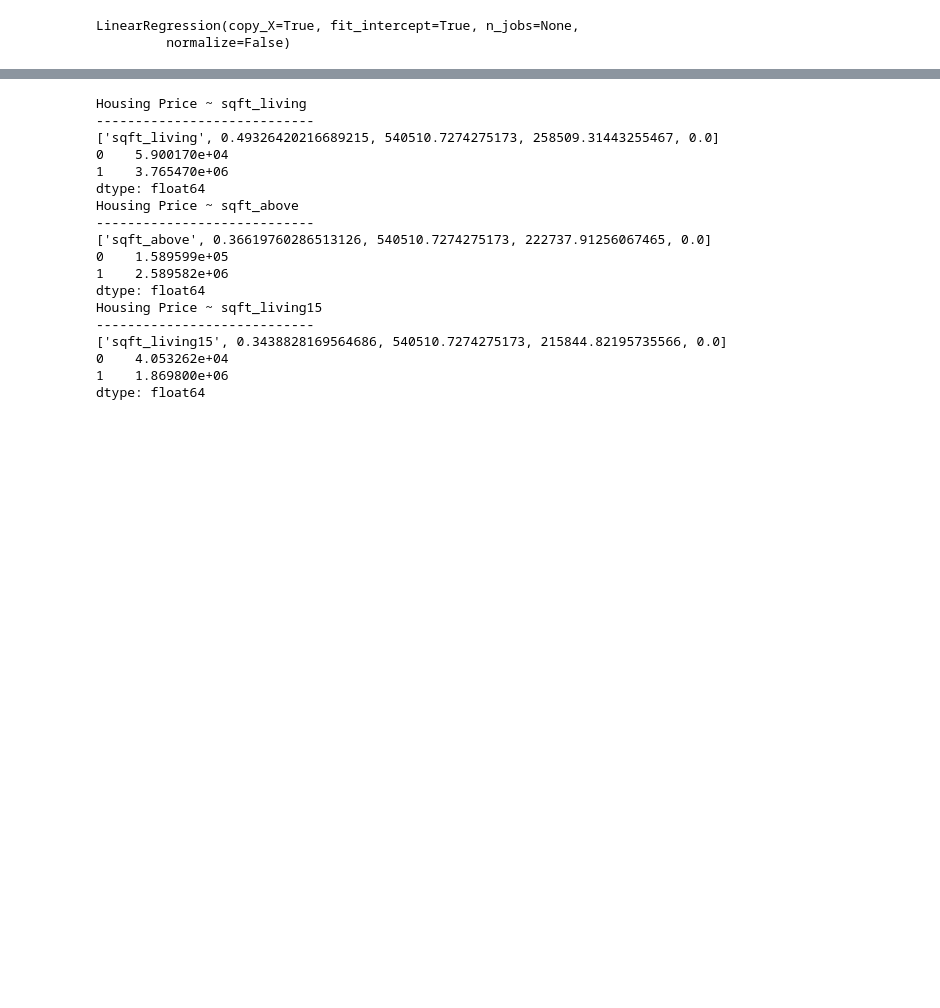
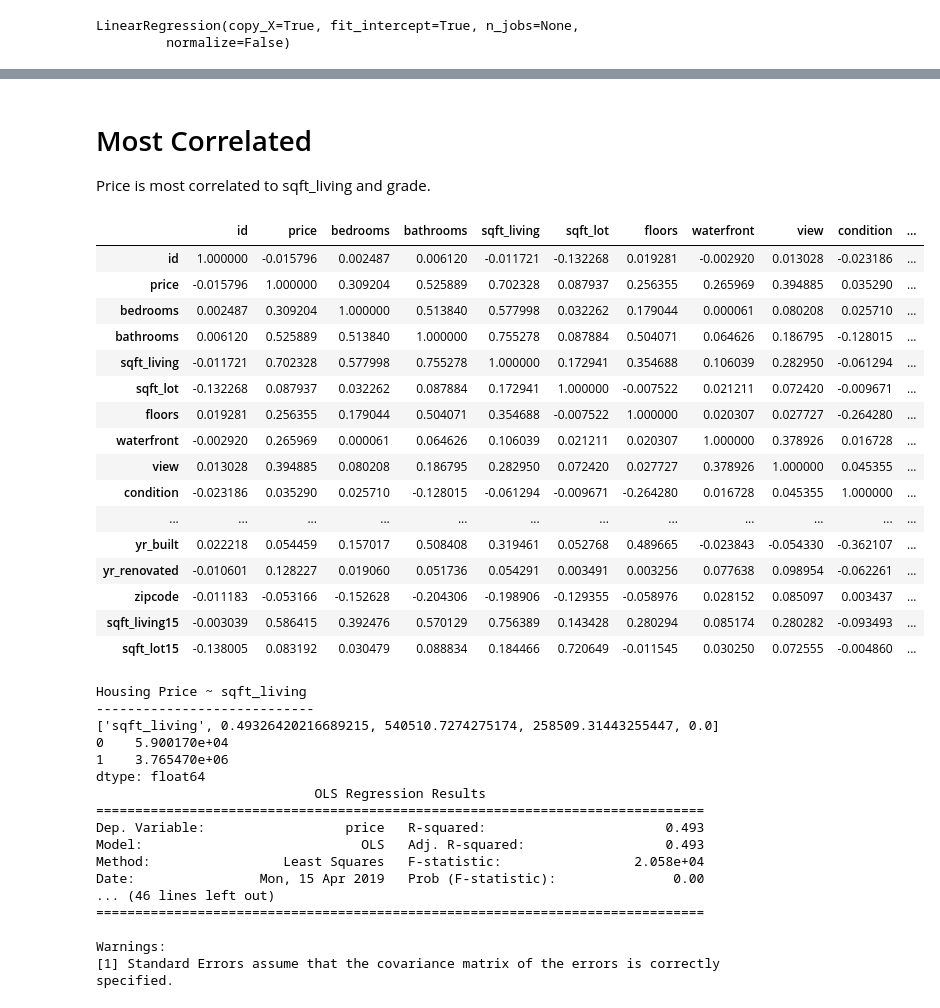
Before and after one commit to mandoiwanaga/dsc-1-final-project, a Jupyter notebook: project.ipynb, the cells around one changed output, grey strips where cells are left out. Cells and saved outputs as stored; diff of their text form; code cells hidden in the pictures; blank space fills up the shorter version.

```diff
--- a/project.ipynb
+++ b/project.ipynb
@@ -246,3 +265,26 @@ TypeError: expected 1D vector for x
+# %% [markdown]
+# Most Correlated
+Price is most correlated to sqft_living and grade.
+# %%
+df_norm.corr()
+# %% [output]
+|  | id | price | bedrooms | bathrooms | sqft_living | sqft_lot | floors | waterfront | view | condition | ... |
+| id | 1.000000 | -0.015796 | 0.002487 | 0.006120 | -0.011721 | -0.132268 | 0.019281 | -0.002920 | 0.013028 | -0.023186 | ... |
+| price | -0.015796 | 1.000000 | 0.309204 | 0.525889 | 0.702328 | 0.087937 | 0.256355 | 0.265969 | 0.394885 | 0.035290 | ... |
+| bedrooms | 0.002487 | 0.309204 | 1.000000 | 0.513840 | 0.577998 | 0.032262 | 0.179044 | 0.000061 | 0.080208 | 0.025710 | ... |
+| bathrooms | 0.006120 | 0.525889 | 0.513840 | 1.000000 | 0.755278 | 0.087884 | 0.504071 | 0.064626 | 0.186795 | -0.128015 | ... |
+| sqft_living | -0.011721 | 0.702328 | 0.577998 | 0.755278 | 1.000000 | 0.172941 | 0.354688 | 0.106039 | 0.282950 | -0.061294 | ... |
+| sqft_lot | -0.132268 | 0.087937 | 0.032262 | 0.087884 | 0.172941 | 1.000000 | -0.007522 | 0.021211 | 0.072420 | -0.009671 | ... |
+| floors | 0.019281 | 0.256355 | 0.179044 | 0.504071 | 0.354688 | -0.007522 | 1.000000 | 0.020307 | 0.027727 | -0.264280 | ... |
+| waterfront | -0.002920 | 0.265969 | 0.000061 | 0.064626 | 0.106039 | 0.021211 | 0.020307 | 1.000000 | 0.378926 | 0.016728 | ... |
+| view | 0.013028 | 0.394885 | 0.080208 | 0.186795 | 0.282950 | 0.072420 | 0.027727 | 0.378926 | 1.000000 | 0.045355 | ... |
+| condition | -0.023186 | 0.035290 | 0.025710 | -0.128015 | -0.061294 | -0.009671 | -0.264280 | 0.016728 | 0.045355 | 1.000000 | ... |
+| ... | ... | ... | ... | ... | ... | ... | ... | ... | ... | ... | ... |
+| yr_built | 0.022218 | 0.054459 | 0.157017 | 0.508408 | 0.319461 | 0.052768 | 0.489665 | -0.023843 | -0.054330 | -0.362107 | ... |
+| yr_renovated | -0.010601 | 0.128227 | 0.019060 | 0.051736 | 0.054291 | 0.003491 | 0.003256 | 0.077638 | 0.098954 | -0.062261 | ... |
+| zipcode | -0.011183 | -0.053166 | -0.152628 | -0.204306 | -0.198906 | -0.129355 | -0.058976 | 0.028152 | 0.085097 | 0.003437 | ... |
+| sqft_living15 | -0.003039 | 0.586415 | 0.392476 | 0.570129 | 0.756389 | 0.143428 | 0.280294 | 0.085174 | 0.280282 | -0.093493 | ... |
+| sqft_lot15 | -0.138005 | 0.083192 | 0.030479 | 0.088834 | 0.184466 | 0.720649 | -0.011545 | 0.030250 | 0.072555 | -0.004860 | ... |
 # %%
 import statsmodels.formula.api as smf
 # %%
@@ -259,22 +301,22 @@ for idx, val in enumerate(col_names):
     results.append([val, model.rsquared, model.params[0], model.params[1], model.pvalues[1]])
     print(results[idx+1])
     print(predictions)
+    print(model.summary())
 # %% [output]
 Housing Price ~ sqft_living
 ----------------------------
-['sqft_living', 0.49326420216689215, 540510.7274275173, 258509.31443255467, 0.0]
+['sqft_living', 0.49326420216689215, 540510.7274275174, 258509.31443255447, 0.0]
 0    5.900170e+04
 1    3.765470e+06
 dtype: float64
-Housing Price ~ sqft_above
-----------------------------
-['sqft_above', 0.36619760286513126, 540510.7274275173, 222737.91256067465, 0.0]
-0    1.589599e+05
-1    2.589582e+06
-dtype: float64
-Housing Price ~ sqft_living15
-----------------------------
-['sqft_living15', 0.3438828169564686, 540510.7274275173, 215844.82195735566, 0.0]
-0    4.053262e+04
-1    1.869800e+06
-dtype: float64
+                            OLS Regression Results
+==============================================================================
+Dep. Variable:                  price   R-squared:                       0.493
+Model:                            OLS   Adj. R-squared:                  0.493
+Method:                 Least Squares   F-statistic:                 2.058e+04
+Date:                Mon, 15 Apr 2019   Prob (F-statistic):               0.00
+... (46 lines left out)
+==============================================================================
+
+Warnings:
+[1] Standard Errors assume that the covariance matrix of the errors is correctly specified.
```
Also changed, not shown: parts of 12 cells of this notebook.
